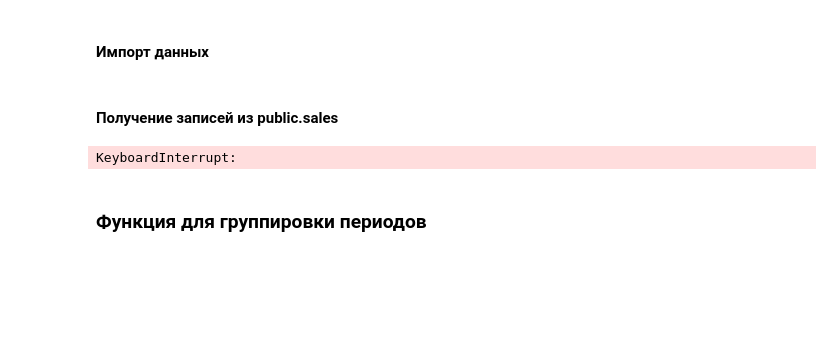
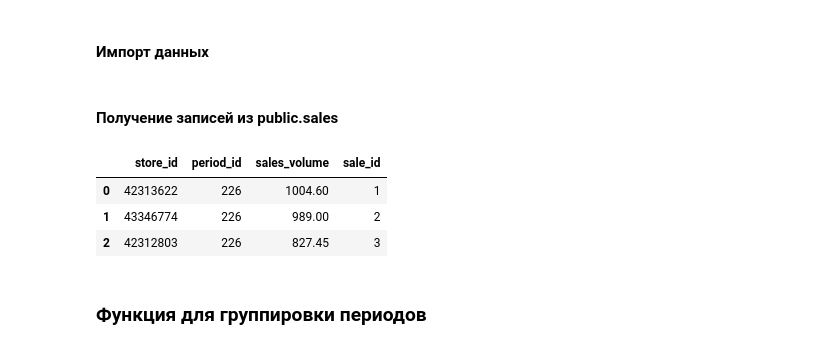
Before and after one commit to Ira11111/NilsenTZ, a Jupyter notebook: NIQ_task.ipynb, the cells around one changed output. Cells and saved outputs as stored; diff of their text form; code cells hidden in the pictures; blank space fills up the shorter version.

```diff
--- a/NIQ_task.ipynb
+++ b/NIQ_task.ipynb
@@ -68,15 +68,18 @@ def create_temp_engine():
 # %%
 # пример запроса к базе
 # request = """SELECT * FROM public.store_types LIMIT 10 """
 request = """SELECT * FROM public.sales""" # получаем все записи из таблицы sales
 engine = create_temp_engine()
 with engine.connect() as con:
-    df = pd.read_sql(text(request), con)
+    sales_df = pd.read_sql(text(request), con)
 engine.dispose()
 
-df.head(3)
+sales_df.head(3)
 # %% [output]
-KeyboardInterrupt:
+|  | store_id | period_id | sales_volume | sale_id |
+| 0 | 42313622 | 226 | 1004.60 | 1 |
+| 1 | 43346774 | 226 | 989.00 | 2 |
+| 2 | 42312803 | 226 | 827.45 | 3 |
 # %%
 # # Можно было бы создать VIEW для периспользования, но permission denied for schema public
 # create_period_groups_view = """
```
Also changed, not shown: parts of 5 cells of this notebook.
